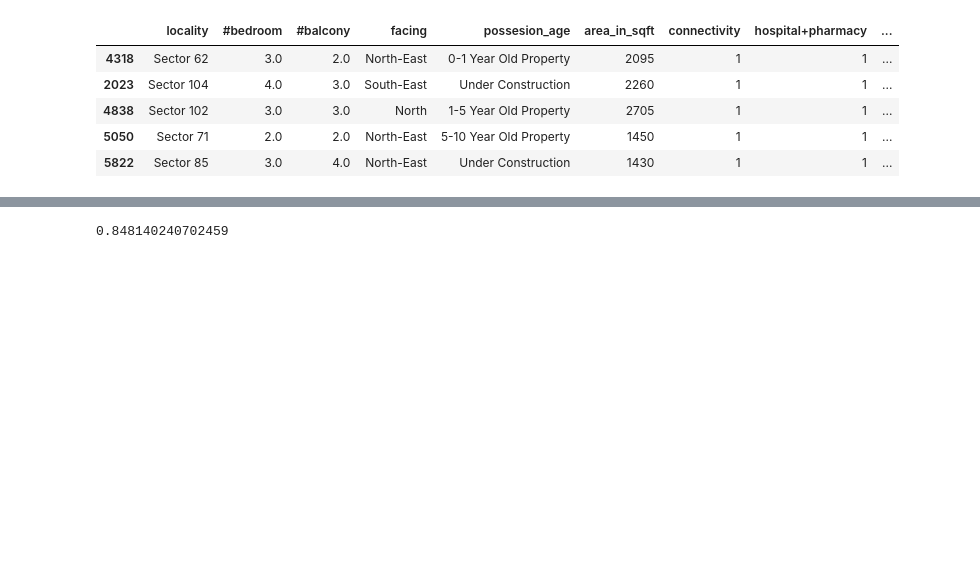
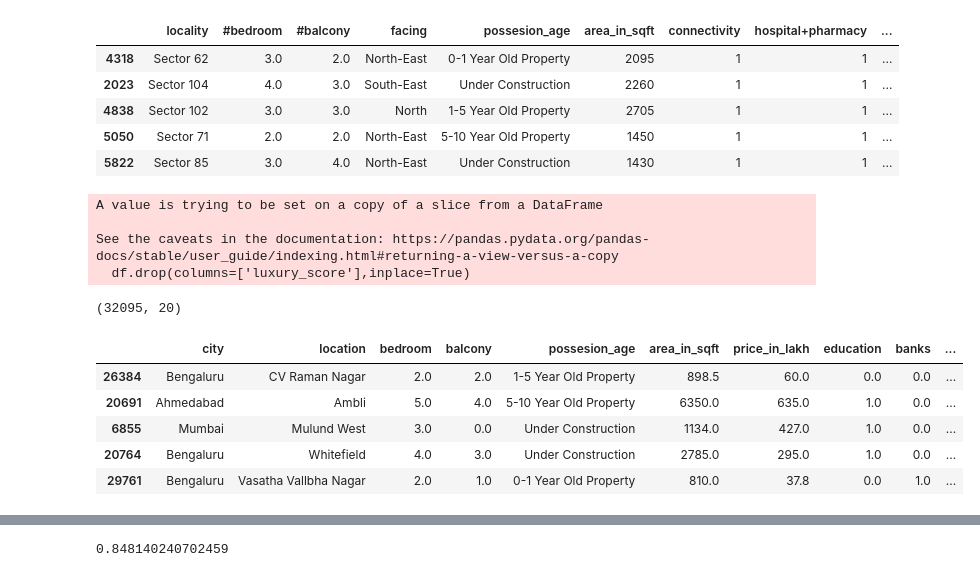
Before and after one commit to vaibhavO1/CapStone-Project, a Jupyter notebook: basline_model_selection.ipynb, the cells around one changed output, grey strips where cells are left out. Cells and saved outputs as stored; diff of their text form; code cells hidden in the pictures; blank space fills up the shorter version.

```diff
--- a/basline_model_selection.ipynb
+++ b/basline_model_selection.ipynb
@@ -120,3 +154,14 @@ df.sample(5)
 | 4838 | Sector 102 | 3.0 | 3.0 | North | 1-5 Year Old Property | 2705 | 1 | 1 | ... |
 | 5050 | Sector 71 | 2.0 | 2.0 | North-East | 5-10 Year Old Property | 1450 | 1 | 1 | ... |
 | 5822 | Sector 85 | 3.0 | 4.0 | North-East | Under Construction | 1430 | 1 | 1 | ... |
+# %%
+df.drop(columns=['luxury_score'],inplace=True)
+# %% [output]
+A value is trying to be set on a copy of a slice from a DataFrame
+
+See the caveats in the documentation: https://pandas.pydata.org/pandas-docs/stable/user_guide/indexing.html#returning-a-view-versus-a-copy
+  df.drop(columns=['luxury_score'],inplace=True)
+# %%
+df.shape
+# %% [output]
+(32095, 20)
@@ -122,0 +170,11 @@ df.sample(5)
+# %%
+df = pd.read_csv('to_fse.csv')
+# %%
+df.sample(5)
+# %% [output]
+|  | city | location | bedroom | balcony | possesion_age | area_in_sqft | price_in_lakh | education | banks | ... |
+| 26384 | Bengaluru | CV Raman Nagar | 2.0 | 2.0 | 1-5 Year Old Property | 898.5 | 60.0 | 0.0 | 0.0 | ... |
+| 20691 | Ahmedabad | Ambli | 5.0 | 4.0 | 5-10 Year Old Property | 6350.0 | 635.0 | 1.0 | 0.0 | ... |
+| 6855 | Mumbai | Mulund West | 3.0 | 0.0 | Under Construction | 1134.0 | 427.0 | 1.0 | 0.0 | ... |
+| 20764 | Bengaluru | Whitefield | 4.0 | 3.0 | Under Construction | 2785.0 | 295.0 | 1.0 | 0.0 | ... |
+| 29761 | Bengaluru | Vasatha Vallbha Nagar | 2.0 | 1.0 | 0-1 Year Old Property | 810.0 | 37.8 | 0.0 | 1.0 | ... |
```
Also changed, not shown: parts of 64 cells of this notebook.
